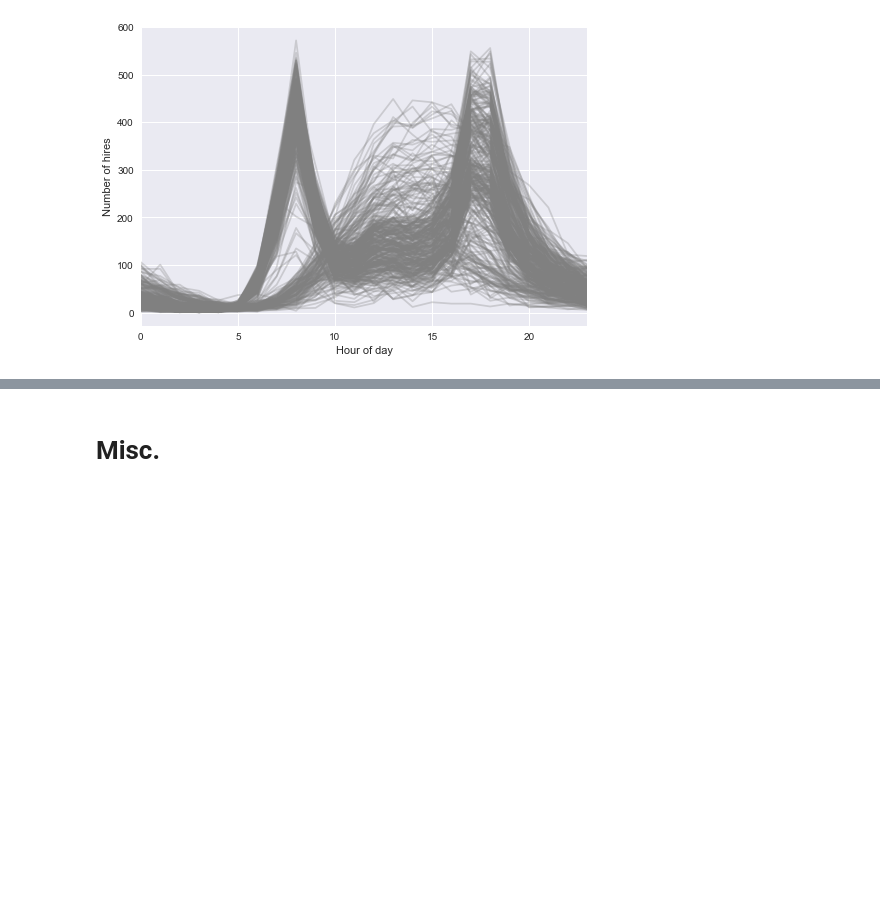
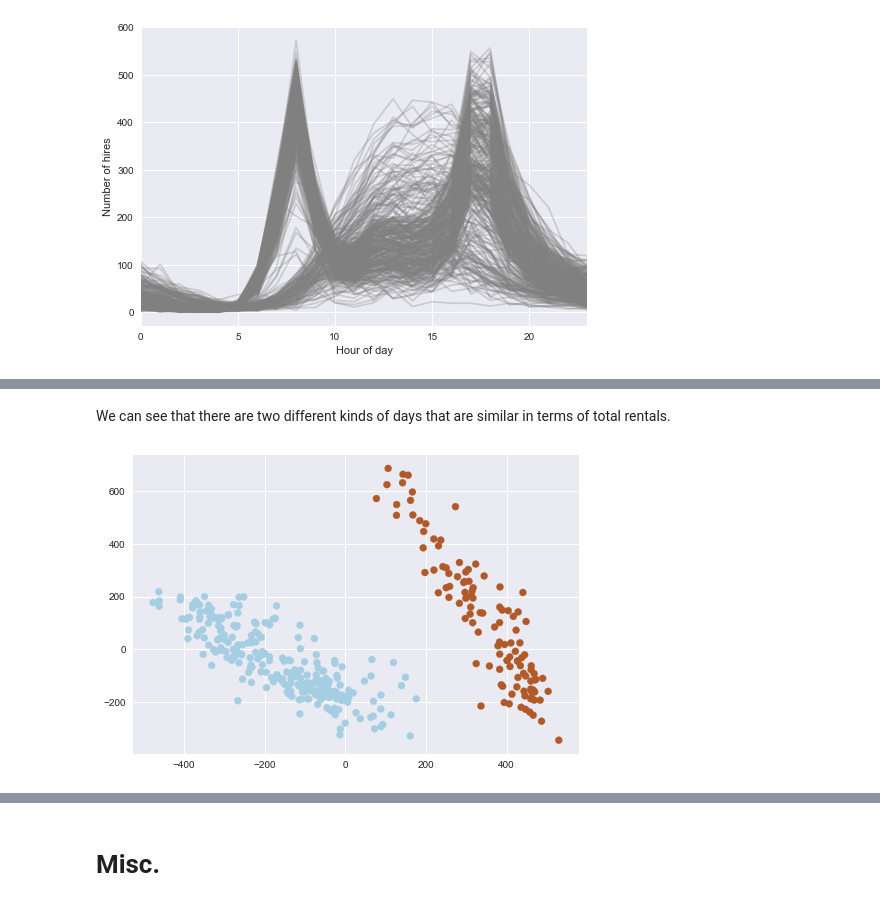
Before and after one commit to fabiangunzinger/london_cycling, a Jupyter notebook: london_cycling.ipynb, the cells around one changed output, grey strips where cells are left out. Saved outputs shown, nothing was run; the diff lists cells and outputs as text; code cells hidden in the pictures; blank space fills up the shorter version.

Commit message:
Use gmm to cluster data

```diff
--- a/london_cycling.ipynb
+++ b/london_cycling.ipynb
@@ -142,0 +159,11 @@ plt.ylabel('Number of hires');
+# %% [markdown]
+We can see that there are two different kinds of days that are similar in terms of total rentals.
+# %%
+# Use a Gaussian mixture model to separate days into two clusters
+
+gmm = GMM(2, covariance_type="full", random_state=0)
+gmm.fit(Xpca)
+cluster_label = gmm.predict(Xpca)
+plt.scatter(Xpca[:, 0], Xpca[:, 1], c=cluster_label, cmap="Paired");
+# %% [output]
+[figure, added]
```
Also changed, not shown: parts of 5 cells of this notebook.
